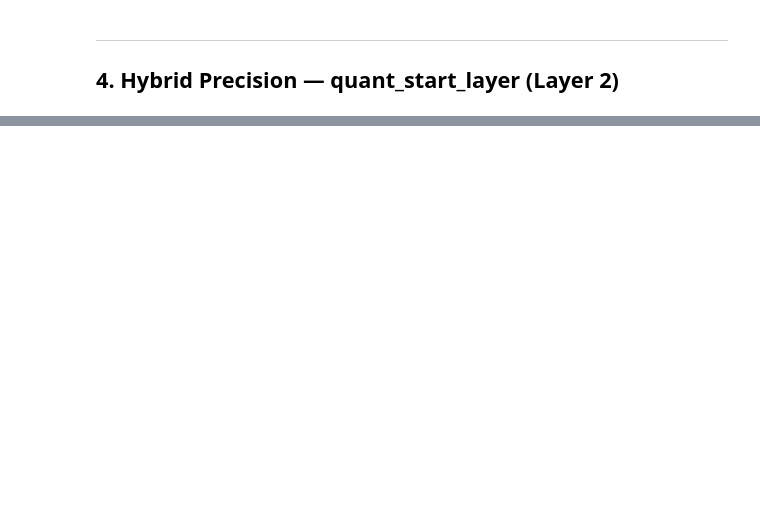
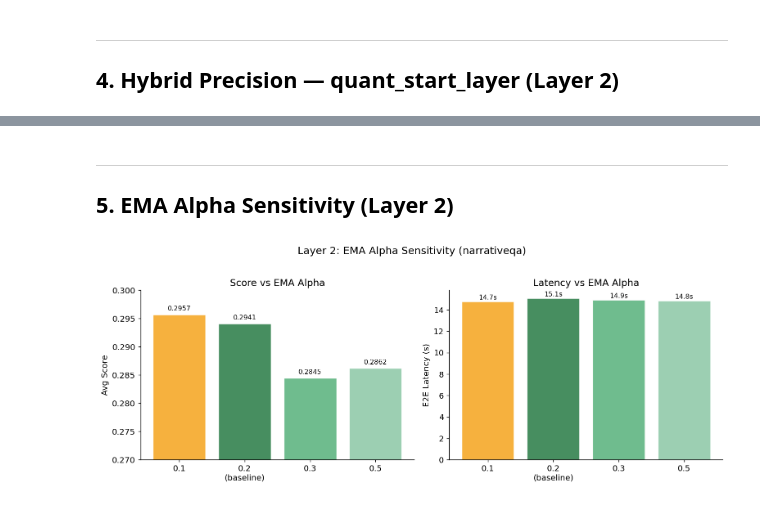
Before and after one commit to EvelynHung-79/LiveKVQuantP, a Jupyter notebook: analysis/ablation_studies.ipynb, the cells around one changed output, grey strips where cells are left out. Saved outputs shown, nothing was run; the diff lists cells and outputs as text; code cells hidden in the pictures; blank space fills up the shorter version.

Commit message:
add new ablation results

```diff
--- a/analysis/ablation_studies.ipynb
+++ b/analysis/ablation_studies.ipynb
@@ -12,6 +12,7 @@ import numpy as np
 import matplotlib
 import matplotlib.pyplot as plt
 from matplotlib.gridspec import GridSpec
+import matplotlib.patches as mpatches
 
 matplotlib.rcParams.update({
     'font.size': 11,
@@ -59,7 +60,19 @@ or_010 = baseline                                      # 1.0%
 or_050 = load('20260321_1414_v1_narrativeqa.json')   # 5.0%
 
 # Layer 2: quant_start_layer (hybrid precision)
-qsl_0  = load('20260321_1506_v1_narrativeqa.json')   # layer 0 = full quant
-qsl_none = baseline                                    # None = default
+qsl_0    = load('20260321_1506_v1_narrativeqa.json')   # layer 0 = full quant
+qsl_none = baseline                                      # None = default
 
-print('All ablation files loaded.')
+# Layer 2: EMA alpha sensitivity
+alpha_01 = load('20260323_2052_v1_narrativeqa.json')   # alpha=0.1
+alpha_02 = baseline                                      # alpha=0.2
+alpha_03 = load('20260323_2158_v1_narrativeqa.json')   # alpha=0.3
+alpha_05 = load('20260323_2247_v1_narrativeqa.json')   # alpha=0.5
+
+# Layer 2: Clip factor sensitivity
+clip_30 = load('20260324_0028_v1_narrativeqa.json')    # clip=3.0
+clip_40 = baseline                                       # clip=4.0
+clip_50 = load('20260323_2338_v1_narrativeqa.json')    # clip=5.0
+clip_70 = load('20260324_0118_v1_narrativeqa.json')    # clip=7.0
+
+print('All ablation files loaded (17 configs).')
@@ -242,0 +266,31 @@ plt.show()
+# %% [markdown]
+---
+## 5. EMA Alpha Sensitivity (Layer 2)
+# %%
+# ── Layer 2: EMA alpha ──
+al_configs = [('0.1', alpha_01), ('0.2\n(baseline)', alpha_02), ('0.3', alpha_03), ('0.5', alpha_05)]
+al_labels  = [c[0] for c in al_configs]
+al_scores  = [c[1]['score'] for c in al_configs]
+al_e2e     = [c[1]['e2e'] / 1000 for c in al_configs]
+
+fig, axes = plt.subplots(1, 2, figsize=(12, 4.5))
+al_colors = ['#f5a623', '#2d7e4a', '#5bb37f', '#8fc9a8']
+
+ax = axes[0]
+bars = ax.bar(al_labels, al_scores, color=al_colors, alpha=0.88, edgecolor='white', linewidth=0.8)
+ax.set_ylabel('Avg Score'); ax.set_title('Score vs EMA Alpha'); ax.set_ylim(0.27, 0.30)
+for b, v in zip(bars, al_scores):
+    ax.text(b.get_x()+b.get_width()/2, v+0.0005, f'{v:.4f}', ha='center', va='bottom', fontsize=9)
+
+ax = axes[1]
+bars = ax.bar(al_labels, al_e2e, color=al_colors, alpha=0.88, edgecolor='white', linewidth=0.8)
+ax.set_ylabel('E2E Latency (s)'); ax.set_title('Latency vs EMA Alpha')
+for b, v in zip(bars, al_e2e):
+    ax.text(b.get_x()+b.get_width()/2, v+0.1, f'{v:.1f}s', ha='center', va='bottom', fontsize=9)
+
+fig.suptitle('Layer 2: EMA Alpha Sensitivity (narrativeqa)', fontsize=14, y=1.02)
+fig.tight_layout()
+fig.savefig(f'{FIG_DIR}/ablation_ema_alpha.png', bbox_inches='tight', dpi=150)
+plt.show()
+# %% [output]
+[figure, added]
```
Also changed, not shown: parts of 11 cells of this notebook, 18 other files.
